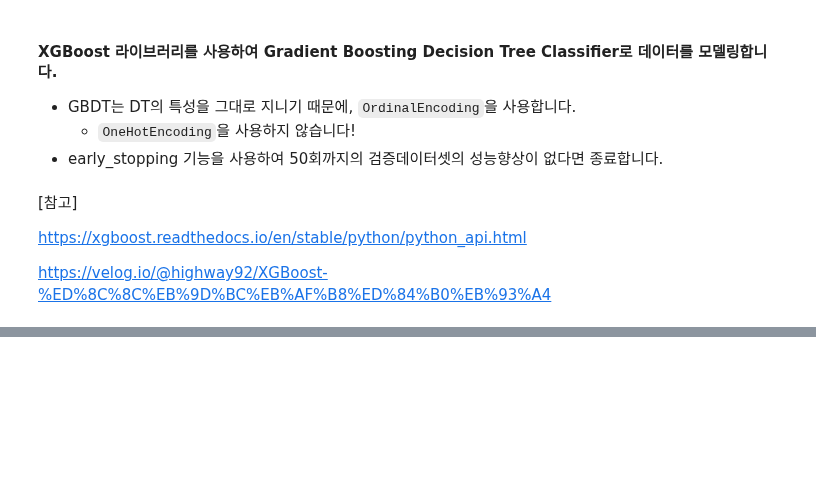
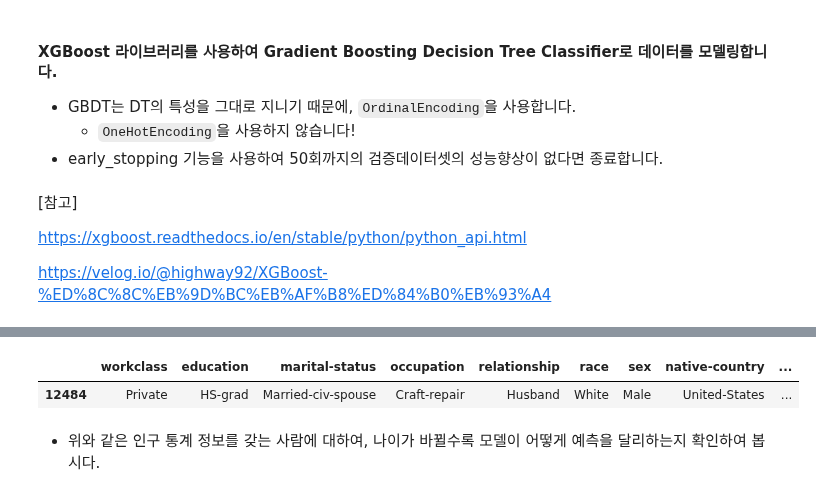
Before and after one commit to 00150/Practice-anything...., a Jupyter notebook: Untitled183.ipynb, the cells around one changed output, grey strips where cells are left out. Saved outputs shown, nothing was run; the diff lists cells and outputs as text; code cells hidden in the pictures; blank space fills up the shorter version.

```diff
--- a/Untitled183.ipynb
+++ b/Untitled183.ipynb
@@ -238,0 +308,7 @@ eval_set
+# %%
+X_val.iloc[[3]]
+# %% [output]
+|  | workclass | education | marital-status | occupation | relationship | race | sex | native-country | ... |
+| 12484 | Private | HS-grad | Married-civ-spouse | Craft-repair | Husband | White | Male | United-States | ... |
+# %% [markdown]
+* 위와 같은 인구 통계 정보를 갖는 사람에 대하여, 나이가 바뀔수록 모델이 어떻게 예측을 달리하는지 확인하여 봅시다.
```
Also changed, not shown: parts of 7 cells of this notebook.
